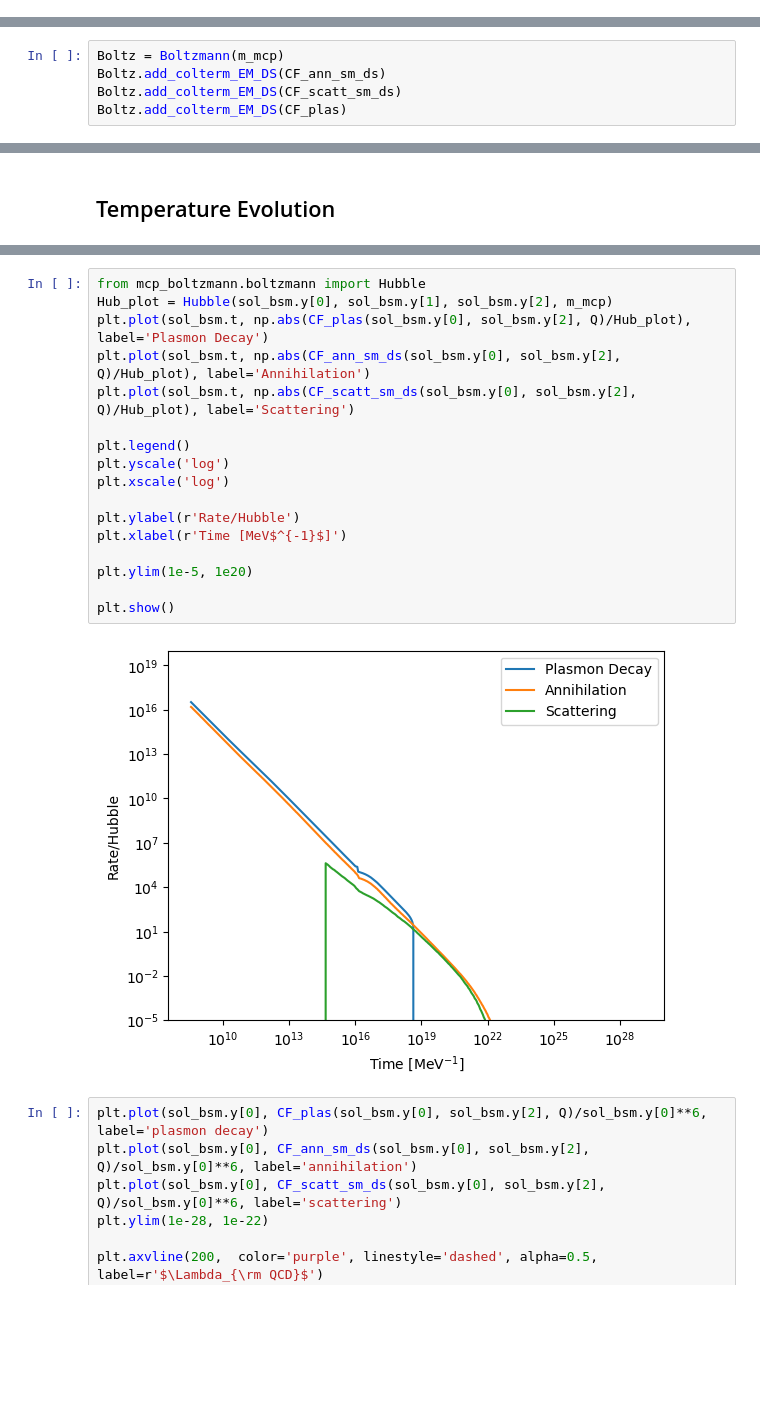
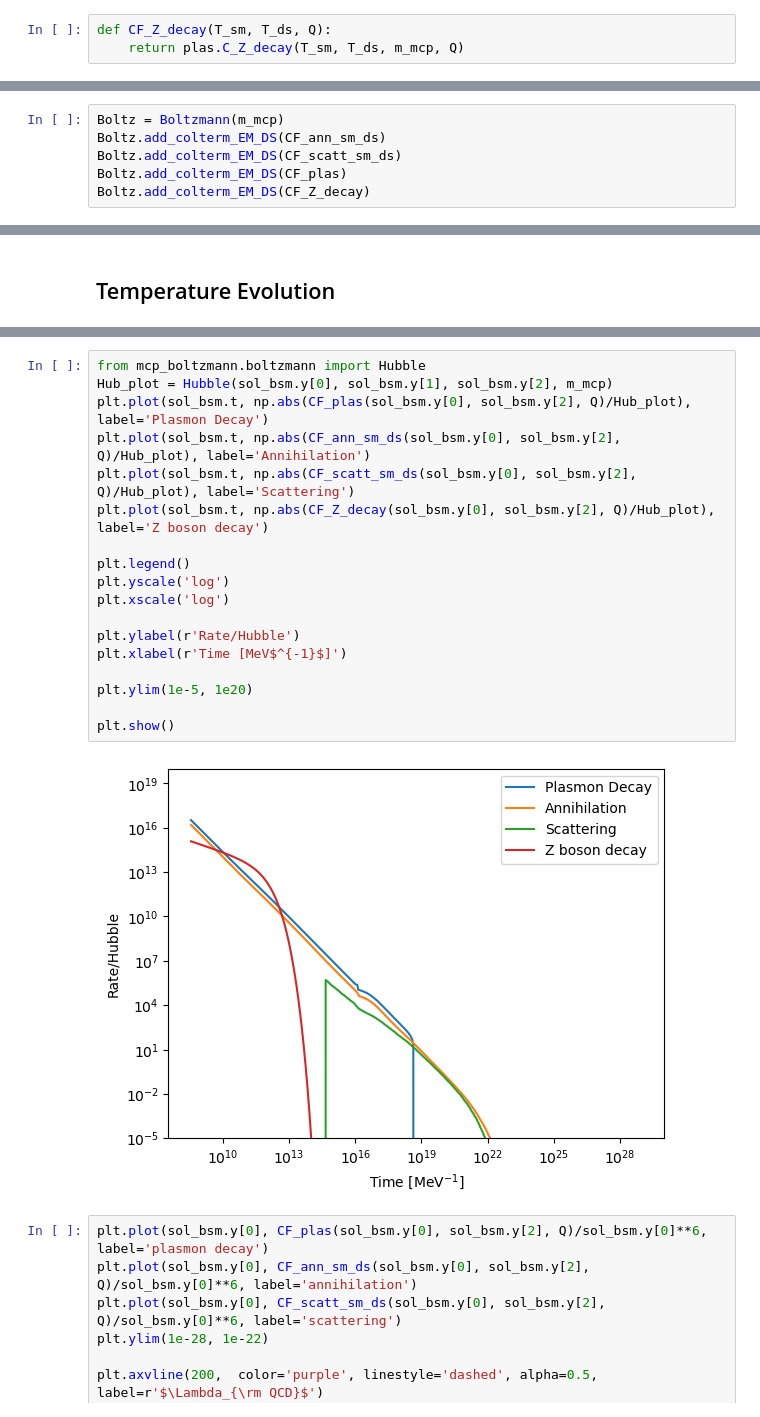
Before and after one commit to Duncan-Adams/mcp_boltzmann, a Jupyter notebook: notebooks/mcp_boltzmann_solver.ipynb, the cells around one changed output, grey strips where cells are left out. Saved outputs shown, nothing was run; the diff lists cells and outputs as text; blank space fills up the shorter version.

Commit message:
implemented Z boson decay

```diff
--- a/notebooks/mcp_boltzmann_solver.ipynb
+++ b/notebooks/mcp_boltzmann_solver.ipynb
@@ -77,3 +79,6 @@ def CF_plas(T_sm, T_ds, Q):
+# %%
+def CF_Z_decay(T_sm, T_ds, Q):
+    return plas.C_Z_decay(T_sm, T_ds, m_mcp, Q)
 # %% [markdown]
 # Setup Boltzmann equation
 # %%
@@ -81,6 +86,7 @@ Boltz = Boltzmann(m_mcp)
 Boltz.add_colterm_EM_DS(CF_ann_sm_ds)
 Boltz.add_colterm_EM_DS(CF_scatt_sm_ds)
 Boltz.add_colterm_EM_DS(CF_plas)
+Boltz.add_colterm_EM_DS(CF_Z_decay)
 # %%
 T_gamma_0 = 1e6 * MeV
 T_nu_0 = T_gamma_0
@@ -180,22 +186,23 @@ plt.show()
 # %%
 from mcp_boltzmann.boltzmann import Hubble
 Hub_plot = Hubble(sol_bsm.y[0], sol_bsm.y[1], sol_bsm.y[2], m_mcp)
 plt.plot(sol_bsm.t, np.abs(CF_plas(sol_bsm.y[0], sol_bsm.y[2], Q)/Hub_plot), label='Plasmon Decay')
 plt.plot(sol_bsm.t, np.abs(CF_ann_sm_ds(sol_bsm.y[0], sol_bsm.y[2], Q)/Hub_plot), label='Annihilation')
 plt.plot(sol_bsm.t, np.abs(CF_scatt_sm_ds(sol_bsm.y[0], sol_bsm.y[2], Q)/Hub_plot), label='Scattering')
+plt.plot(sol_bsm.t, np.abs(CF_Z_decay(sol_bsm.y[0], sol_bsm.y[2], Q)/Hub_plot), label='Z boson decay')
 
 plt.legend()
 plt.yscale('log')
 plt.xscale('log')
 
 plt.ylabel(r'Rate/Hubble')
 plt.xlabel(r'Time [MeV$^{-1}$]')
 
 plt.ylim(1e-5, 1e20)
 
 plt.show()
 # %% [output]
-[figure, old version]
+[figure, new version]
 # %%
 plt.plot(sol_bsm.y[0], CF_plas(sol_bsm.y[0], sol_bsm.y[2], Q)/sol_bsm.y[0]**6, label='plasmon decay')
 plt.plot(sol_bsm.y[0], CF_ann_sm_ds(sol_bsm.y[0], sol_bsm.y[2], Q)/sol_bsm.y[0]**6, label='annihilation')
```
Also changed, not shown: parts of 6 cells of this notebook, 2 other files.
